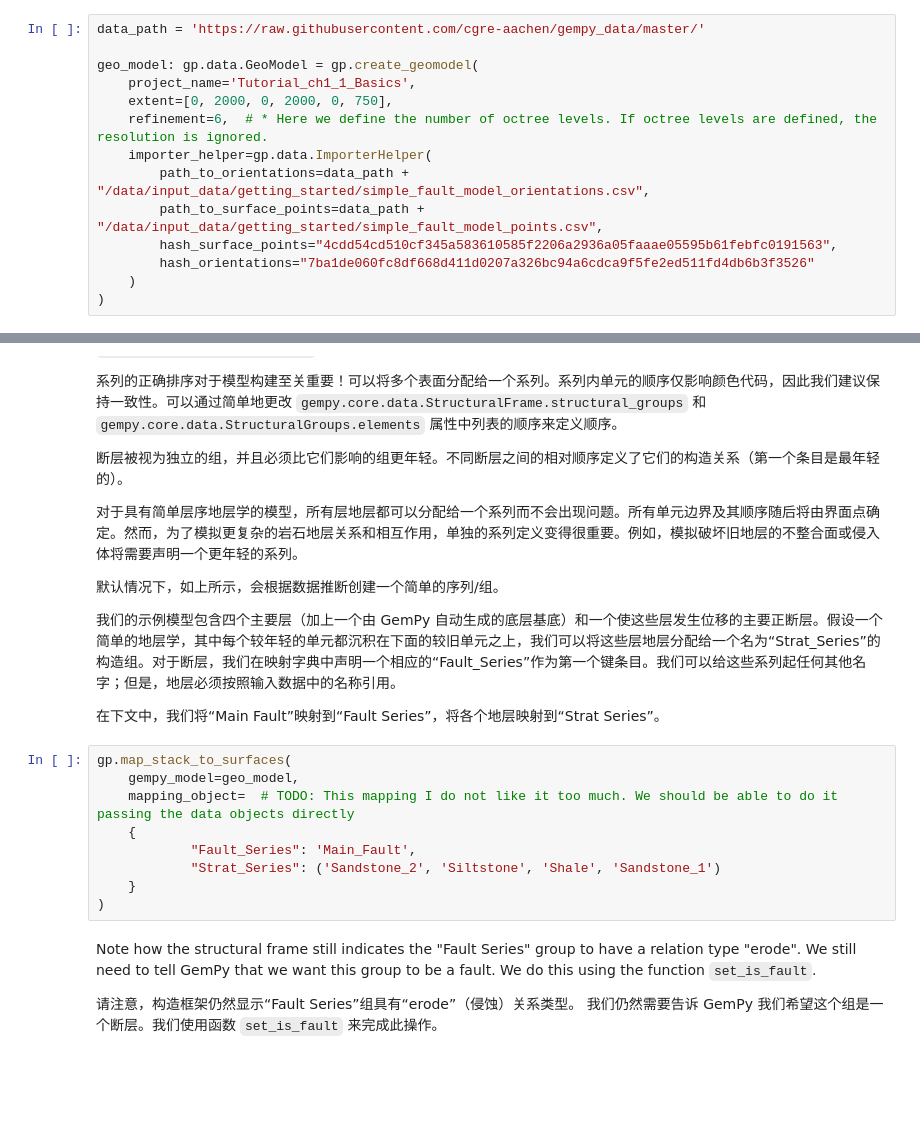
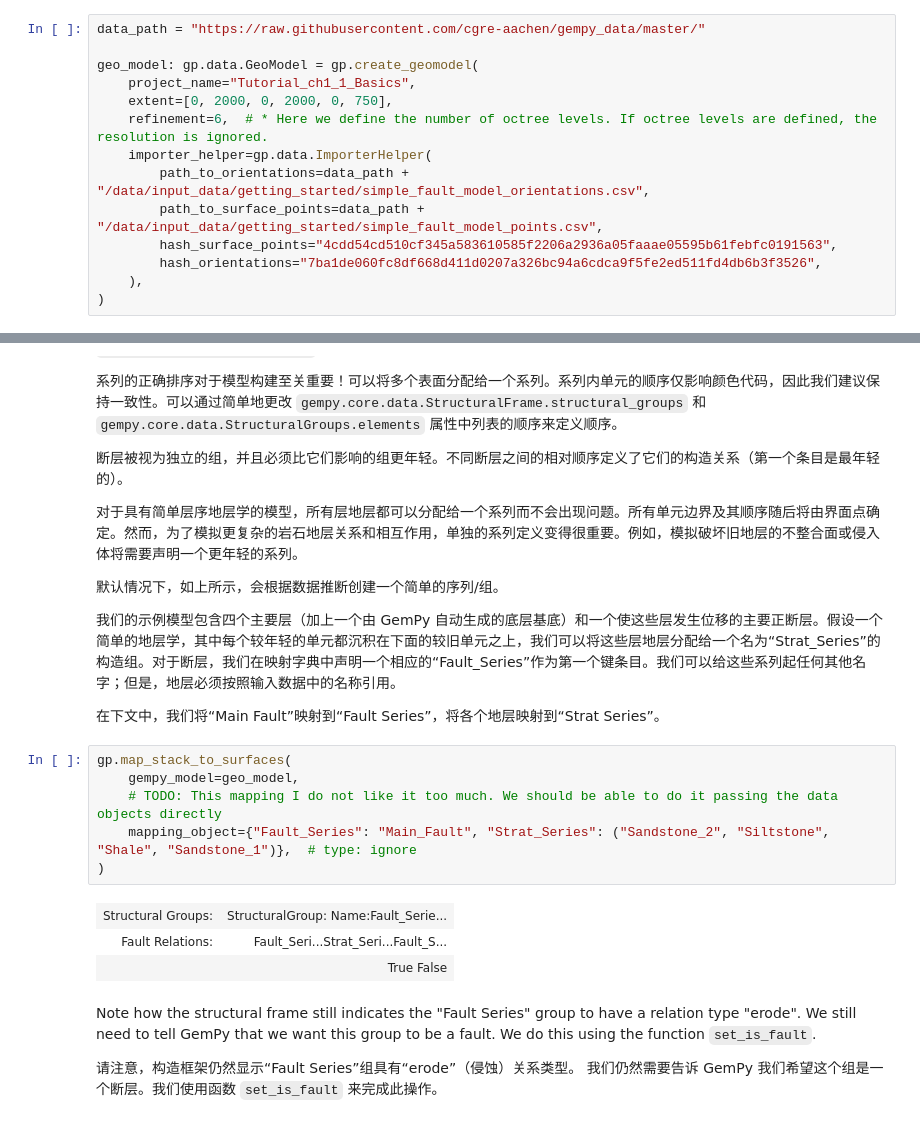
Before and after one commit to oimero/cup_pylops_transform2021, a Jupyter notebook: gempy/ch1_1_basics.ipynb, the cells around one changed output, grey strips where cells are left out. Drawn from its saved outputs; the diff is of its cells as text; blank space fills up the shorter version.

```diff
--- a/gempy/ch1_1_basics.ipynb
+++ b/gempy/ch1_1_basics.ipynb
@@ -71,16 +73,16 @@ GemPy 使用 Python 对象来存储构建地质模型的数据。主要的数据
 在从 CSV 文件生成数据时，我们还需要定义模型在 x、y 和 z 方向上的实际范围。此范围定义了用于插值和许多绘图功能的区域。我们还设置了一个分辨率以立即建立一个规则网格。此分辨率将决定建模期间使用的体素数量。我们在这里使用 50x50x50 的中等分辨率，这将产生 125,000 个体素。模型范围应在一个代表性空间内包含所有相关数据。由于我们的模型体素是棱柱而不是立方体，因此分辨率可以与范围不同。
 但是，建议避免在每个方向上超过 100 个单元格（1,000,000 个体素），以防止过高的计算成本。
 # %%
-data_path = 'https://raw.githubusercontent.com/cgre-aachen/gempy_data/master/'
+data_path = "https://raw.githubusercontent.com/cgre-aachen/gempy_data/master/"
 
 geo_model: gp.data.GeoModel = gp.create_geomodel(
-    project_name='Tutorial_ch1_1_Basics',
+    project_name="Tutorial_ch1_1_Basics",
     extent=[0, 2000, 0, 2000, 0, 750],
     refinement=6,  # * Here we define the number of octree levels. If octree levels are defined, the resolution is ignored.
     importer_helper=gp.data.ImporterHelper(
         path_to_orientations=data_path + "/data/input_data/getting_started/simple_fault_model_orientations.csv",
         path_to_surface_points=data_path + "/data/input_data/getting_started/simple_fault_model_points.csv",
         hash_surface_points="4cdd54cd510cf345a583610585f2206a2936a05faaae05595b61febfc0191563",
-        hash_orientations="7ba1de060fc8df668d411d0207a326bc94a6cdca9f5fe2ed511fd4db6b3f3526"
-    )
+        hash_orientations="7ba1de060fc8df668d411d0207a326bc94a6cdca9f5fe2ed511fd4db6b3f3526",
+    ),
 )
@@ -154,12 +181,13 @@ In the following, we map the "Main Fault" to the "Fault Series" and the individu
 # %%
 gp.map_stack_to_surfaces(
     gempy_model=geo_model,
-    mapping_object=  # TODO: This mapping I do not like it too much. We should be able to do it passing the data objects directly
-    {
-            "Fault_Series": 'Main_Fault',
-            "Strat_Series": ('Sandstone_2', 'Siltstone', 'Shale', 'Sandstone_1')
-    }
+    # TODO: This mapping I do not like it too much. We should be able to do it passing the data objects directly
+    mapping_object={"Fault_Series": "Main_Fault", "Strat_Series": ("Sandstone_2", "Siltstone", "Shale", "Sandstone_1")},  # type: ignore
 )
+# %% [output]
+| Structural Groups: | StructuralGroup: Name:Fault_Serie... |
+| Fault Relations: | Fault_Seri...Strat_Seri...Fault_S... |
+|  | True False |
 # %% [markdown]
 Note how the structural frame still indicates the "Fault Series" group to have a relation type "erode".
 We still need to tell GemPy that we want this group to be a fault. We do this using the function `set_is_fault`.
```
Also changed, not shown: parts of 23 cells of this notebook, 6 other files.
